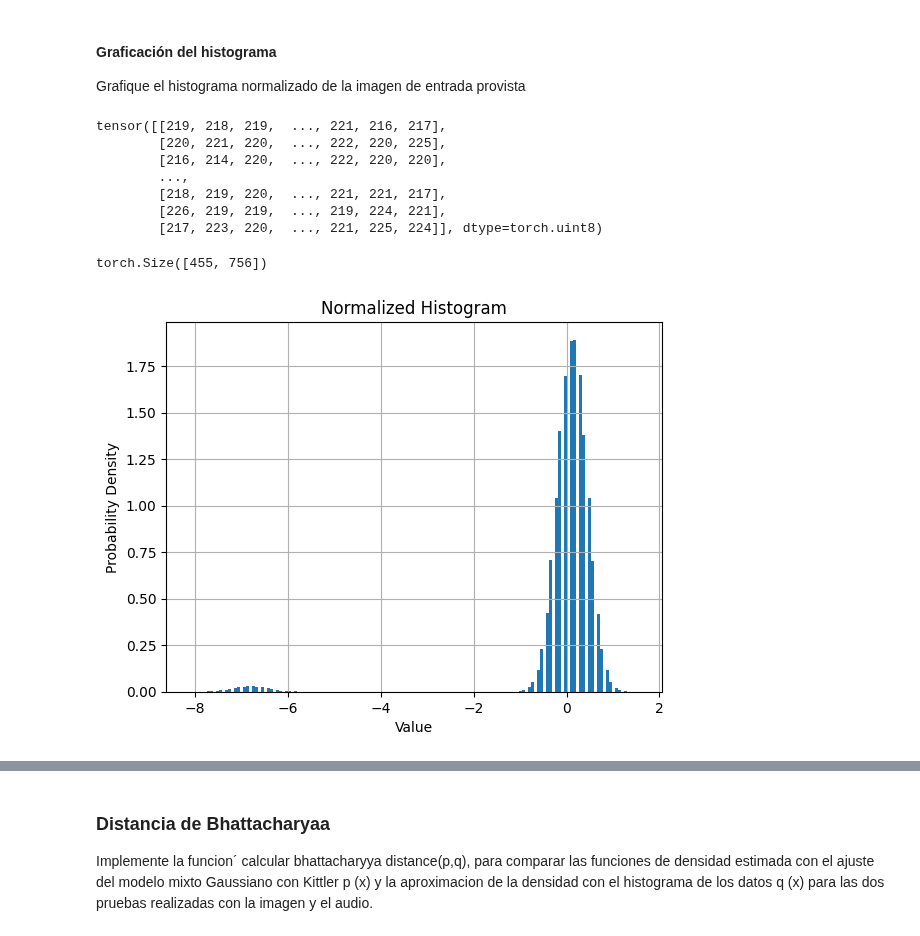
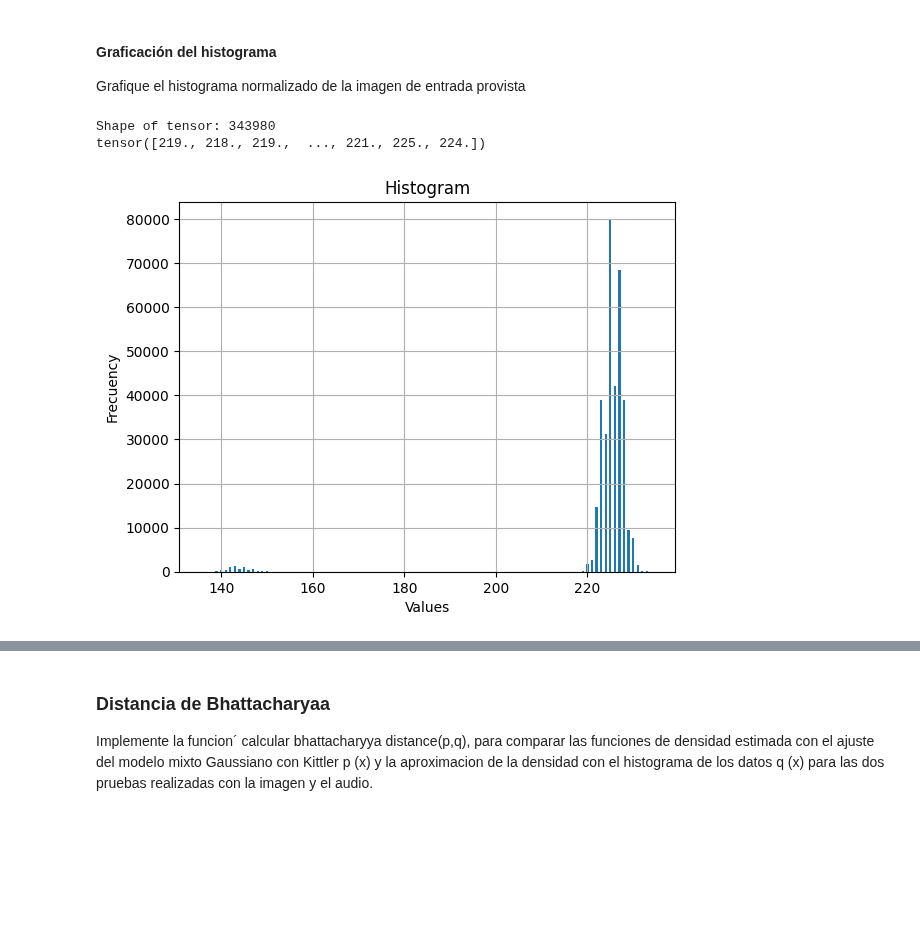
Before and after one commit to mantofer02/DataScienceBootcamp, a Jupyter notebook: FUNDATEC/Estadistica/New/Tareas/TP0.ipynb, the cells around one changed output, grey strips where cells are left out. Cells and saved outputs as stored; diff of their text form; code cells hidden in the pictures; blank space fills up the shorter version.

Commit message:
adding graphs

```diff
--- a/FUNDATEC/Estadistica/New/Tareas/TP0.ipynb
+++ b/FUNDATEC/Estadistica/New/Tareas/TP0.ipynb
@@ -48,38 +48,36 @@ vista
 Grafique el histograma normalizado de la imagen de entrada
 provista
 # %%
-data_tensor = torch.tensor(
-    np.array(Image.open('input/cuadro1_005.bmp').convert('L')))
-
-print(data_tensor)
+def get_image_tensor(path='input/cuadro1_005.bmp'):
+  return torch.tensor(
+      np.array(Image.open('input/cuadro1_005.bmp').convert('L')))
-# %% [output]
-tensor([[219, 218, 219,  ..., 221, 216, 217],
-        [220, 221, 220,  ..., 222, 220, 225],
-        [216, 214, 220,  ..., 222, 220, 220],
-        ...,
-        [218, 219, 220,  ..., 221, 221, 217],
-        [226, 219, 219,  ..., 219, 224, 221],
-        [217, 223, 220,  ..., 221, 225, 224]], dtype=torch.uint8)
-# %%
-data_tensor.shape
-# %% [output]
-torch.Size([455, 756])
-# %%
-data_tensor = data_tensor.float()
-mean = torch.mean(data_tensor)
-std = torch.std(data_tensor)
-
-normalized_data = (data_tensor - mean) / std
-flattened_data = normalized_data.view(-1)
-data_np = flattened_data.numpy()
-
-plt.hist(data_np, bins=150, density=True, stacked=True, alpha=1)
-plt.xlabel('Value')
-
-
-plt.ylabel('Probability Density')
-plt.title('Normalized Histogram')
-plt.grid(True)
-plt.show()
-# %% [output]
-[figure, removed]
+# %%
+def pre_process_tensor(image_tensor):
+  return image_tensor.flatten().float()
+# %%
+data = pre_process_tensor(get_image_tensor())
+print("Shape of tensor:", data.shape[0])
+print(data)
+# %% [output]
+Shape of tensor: 343980
+tensor([219., 218., 219.,  ..., 221., 225., 224.])
+# %%
+def plot_histogram(data, title="Histogram", pdf=False):
+
+  hist_x = torch.histc(data, bins=data.unique().numel(), min=data.min().item(), max=data.max().item())
+
+  y_axis = hist_x.numpy() if not pdf else hist_x / hist_x.sum()
+  y_label = "Frecuency" if not pdf else "Probabilities"
+
+  plt.bar(data.unique().numpy(), y_axis, width=0.5, align='center')
+  plt.xlabel('Values')
+  plt.ylabel(y_label)
+  plt.title(title)
+  plt.grid(True)
+  plt.show()
+
+  return hist_x, y_axis
+# %%
+hist_x, hist_y = plot_histogram(data)
+# %% [output]
+[figure, added]
```
Also changed, not shown: parts of 3 cells of this notebook, 1 other file.
